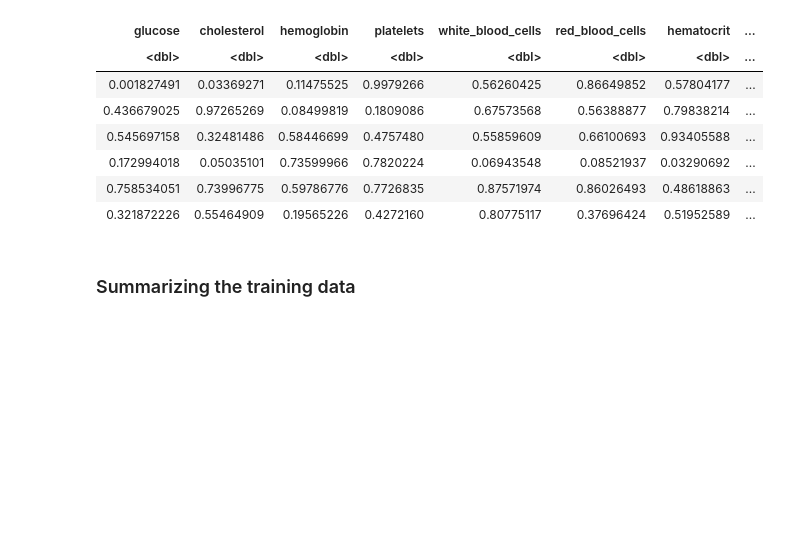
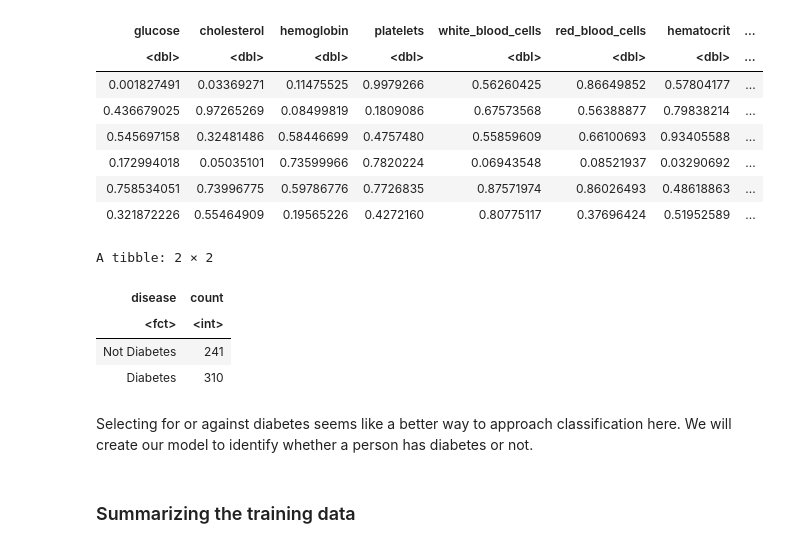
Before and after one commit to kevin-wu01/dsci-100-2023w2-group-39, a Jupyter notebook: group_project_report.ipynb, the cells around one changed output. Drawn from its saved outputs; the diff is of its cells as text; code cells hidden in the pictures; blank space fills up the shorter version.

```diff
--- a/group_project_report.ipynb
+++ b/group_project_report.ipynb
@@ -102,6 +119,19 @@ A tibble: 6 × 25
 | 0.172994018 | 0.05035101 | 0.73599966 | 0.7820224 | 0.06943548 | 0.08521937 | 0.03290692 | ... |
 | 0.758534051 | 0.73996775 | 0.59786776 | 0.7726835 | 0.87571974 | 0.86026493 | 0.48618863 | ... |
 | 0.321872226 | 0.55464909 | 0.19565226 | 0.4272160 | 0.80775117 | 0.37696424 | 0.51952589 | ... |
+# %%
+diabetes_counts <- blood_samples |>
+group_by(disease) |>
+summarize(count = n())
+diabetes_counts
+# %% [output]
+A tibble: 2 × 2
+| disease | count |
+| <fct> | <int> |
+| Not Diabetes | 241 |
+| Diabetes | 310 |
+# %% [markdown]
+Selecting for or against diabetes seems like a better way to approach classification here. We will create our model to identify whether a person has diabetes or not.
 # %% [markdown]
 ### Summarizing the training data
 # %%
```
Also changed, not shown: parts of 7 cells of this notebook.
